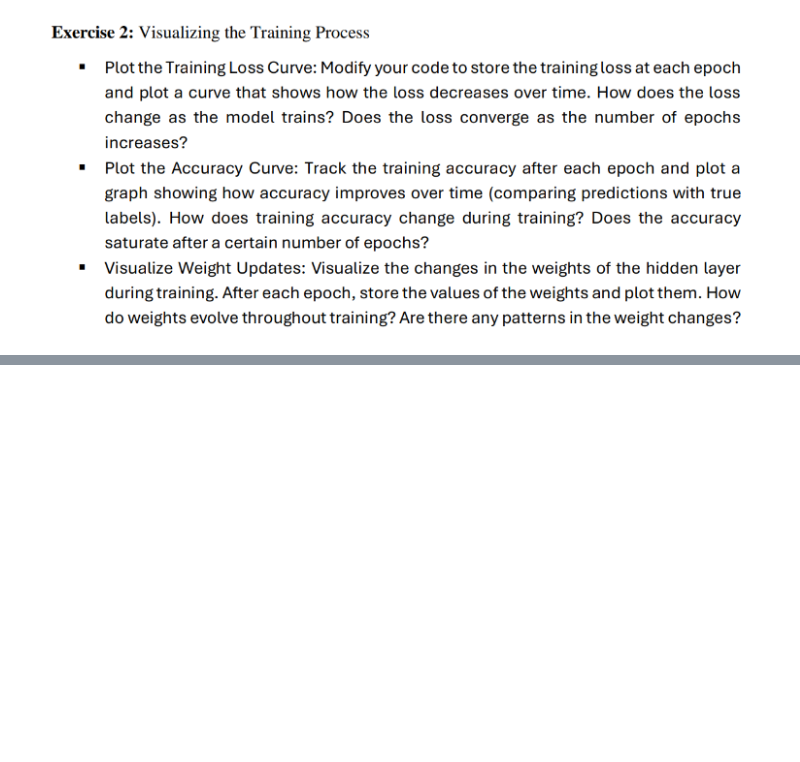
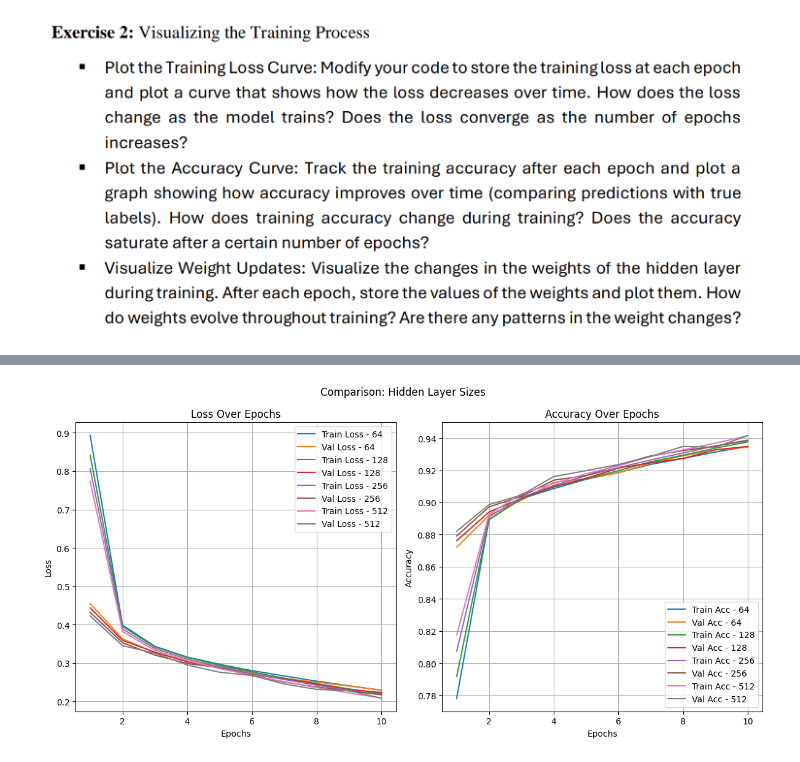
Before and after one commit to Giriiri-g/semester-5, a Jupyter notebook: 22AIE304 DL/labsheets/AIE304_Lab5.ipynb, the cells around one changed output, grey strips where cells are left out. Saved outputs shown, nothing was run; the diff lists cells and outputs as text; code cells hidden in the pictures; blank space fills up the shorter version.

```diff
--- a/22AIE304 DL/labsheets/AIE304_Lab5.ipynb
+++ b/22AIE304 DL/labsheets/AIE304_Lab5.ipynb
@@ -219,0 +240,41 @@ Epoch [5/5], Loss: 0.1022, Accuracy: 97.14%
+# %%
+results = []
+for hidden_size in hidden_sizes:
+    model = FeedForwardNN(
+        hidden_sizes=[hidden_size] * 1,
+        activation_fn=nn.ReLU
+    ).to(device)
+
+    criterion = nn.CrossEntropyLoss()
+    optimizer = optim.SGD(model.parameters(), lr=0.01)
+
+    train_loss, val_loss, train_acc, val_acc = train_model(
+        model, train_loader, val_loader, epochs, criterion, optimizer, device
+    )
+    results.append((train_loss, val_loss, train_acc, val_acc))
+
+
+fig, axs = plt.subplots(1, 2, figsize=(12, 6))
+for i, hidden_size in enumerate(hidden_sizes):
+    axs[0].plot(range(1, epochs + 1), results[i][0], label=f"Train Loss - {hidden_size}")
+    axs[0].plot(range(1, epochs + 1), results[i][1], label=f"Val Loss - {hidden_size}")
+    axs[1].plot(range(1, epochs + 1), results[i][2], label=f"Train Acc - {hidden_size}")
+    axs[1].plot(range(1, epochs + 1), results[i][3], label=f"Val Acc - {hidden_size}")
+
+axs[0].set_title("Loss Over Epochs")
+axs[0].set_xlabel("Epochs")
+axs[0].set_ylabel("Loss")
+axs[0].legend()
+axs[0].grid()
+
+axs[1].set_title("Accuracy Over Epochs")
+axs[1].set_xlabel("Epochs")
+axs[1].set_ylabel("Accuracy")
+axs[1].legend()
+axs[1].grid()
+
+plt.suptitle("Comparison: Hidden Layer Sizes")
+plt.tight_layout()
+plt.show()
+# %% [output]
+[figure, added]
```
Also changed, not shown: parts of 22 cells of this notebook, 1 other file.
